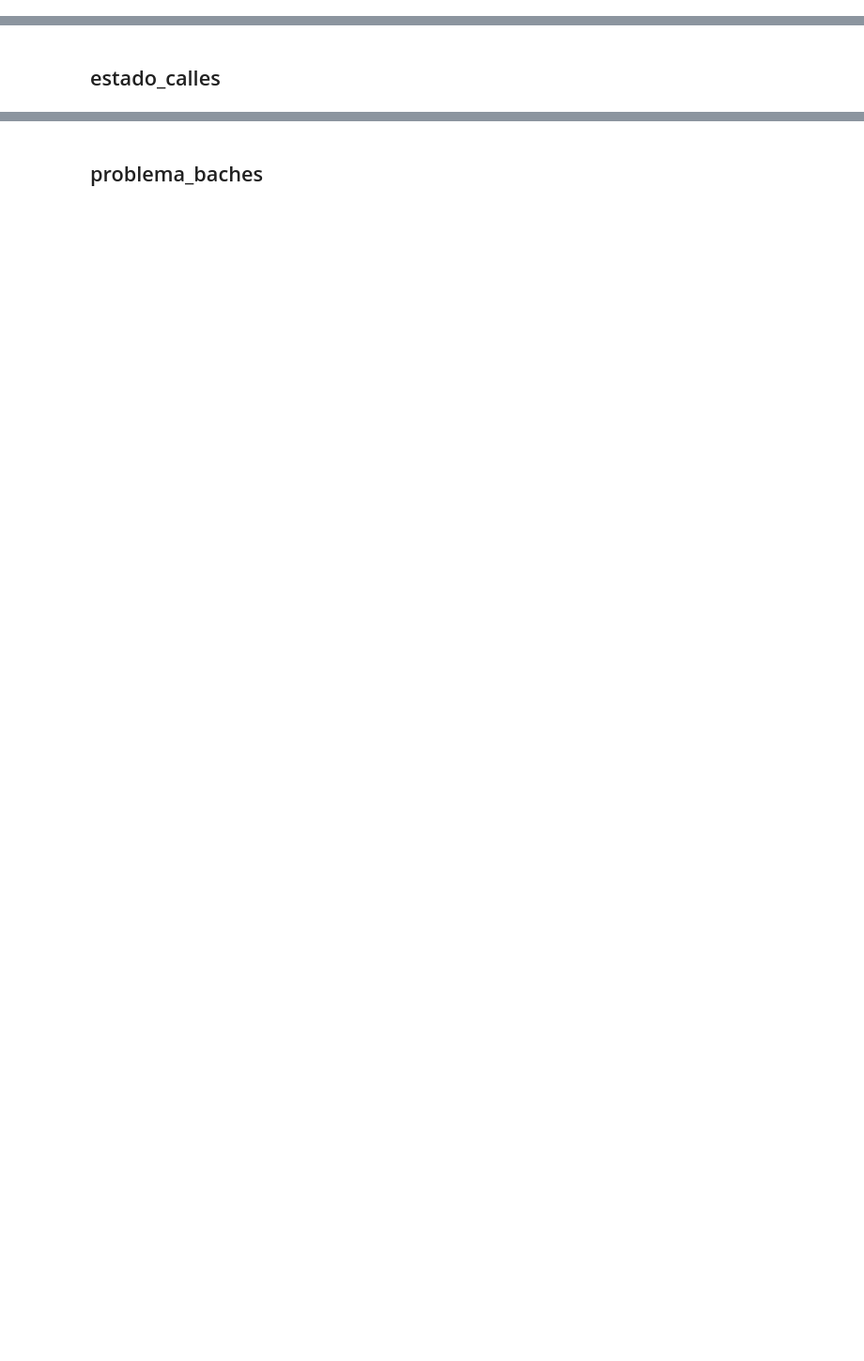
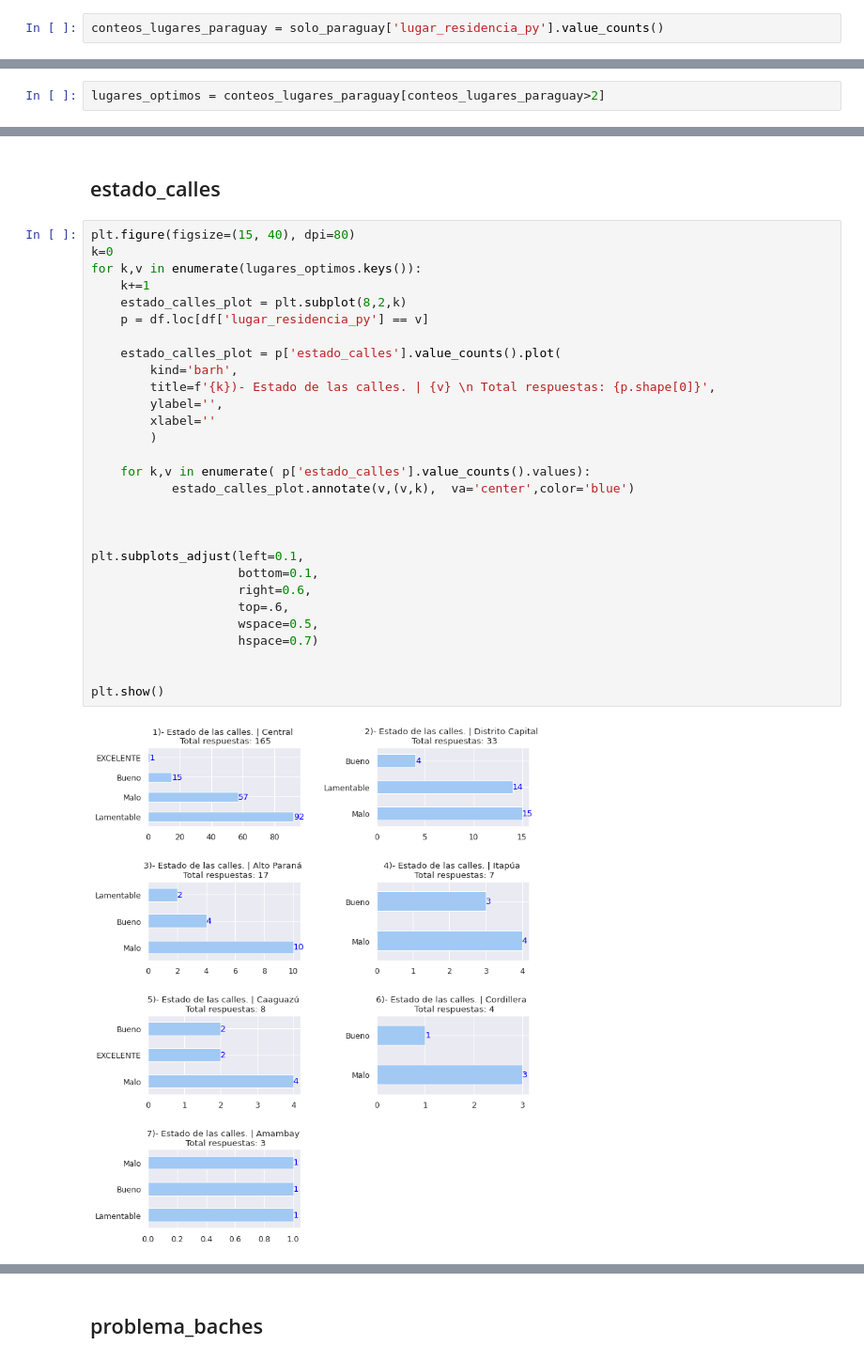
Before and after one commit to TorrezMN/Data_Science, a Jupyter notebook: notebooks/paraguay_only.ipynb, the cells around one changed output, grey strips where cells are left out. Shown at 94% size. Drawn from its saved outputs; the diff is of its cells as text; blank space fills up the shorter version.

```diff
--- a/notebooks/paraguay_only.ipynb
+++ b/notebooks/paraguay_only.ipynb
@@ -26,0 +24,2 @@ solo_py = lr_groups.get_group('Paraguay')
+# %%
+conteos_lugares_paraguay = solo_paraguay['lugar_residencia_py'].value_counts()
@@ -26,0 +28,2 @@ solo_py = lr_groups.get_group('Paraguay')
+# %%
+lugares_optimos = conteos_lugares_paraguay[conteos_lugares_paraguay>2]
@@ -87,2 +74,33 @@ plt.show()
 # %% [markdown]
 ## estado_calles
+# %%
+plt.figure(figsize=(15, 40), dpi=80)
+k=0
+for k,v in enumerate(lugares_optimos.keys()):
+    k+=1
+    estado_calles_plot = plt.subplot(8,2,k)
+    p = df.loc[df['lugar_residencia_py'] == v]
+
+    estado_calles_plot = p['estado_calles'].value_counts().plot(
+        kind='barh',
+        title=f'{k})- Estado de las calles. | {v} \n Total respuestas: {p.shape[0]}',
+        ylabel='',
+        xlabel=''
+        )
+
+    for k,v in enumerate( p['estado_calles'].value_counts().values):
+           estado_calles_plot.annotate(v,(v,k),  va='center',color='blue')
+
+
+
+plt.subplots_adjust(left=0.1,
+                    bottom=0.1,
+                    right=0.6,
+                    top=.6,
+                    wspace=0.5,
+                    hspace=0.7)
+
+
+plt.show()
+# %% [output]
+[figure, added]
```
Also changed, not shown: parts of 32 cells of this notebook, 1 other file.
